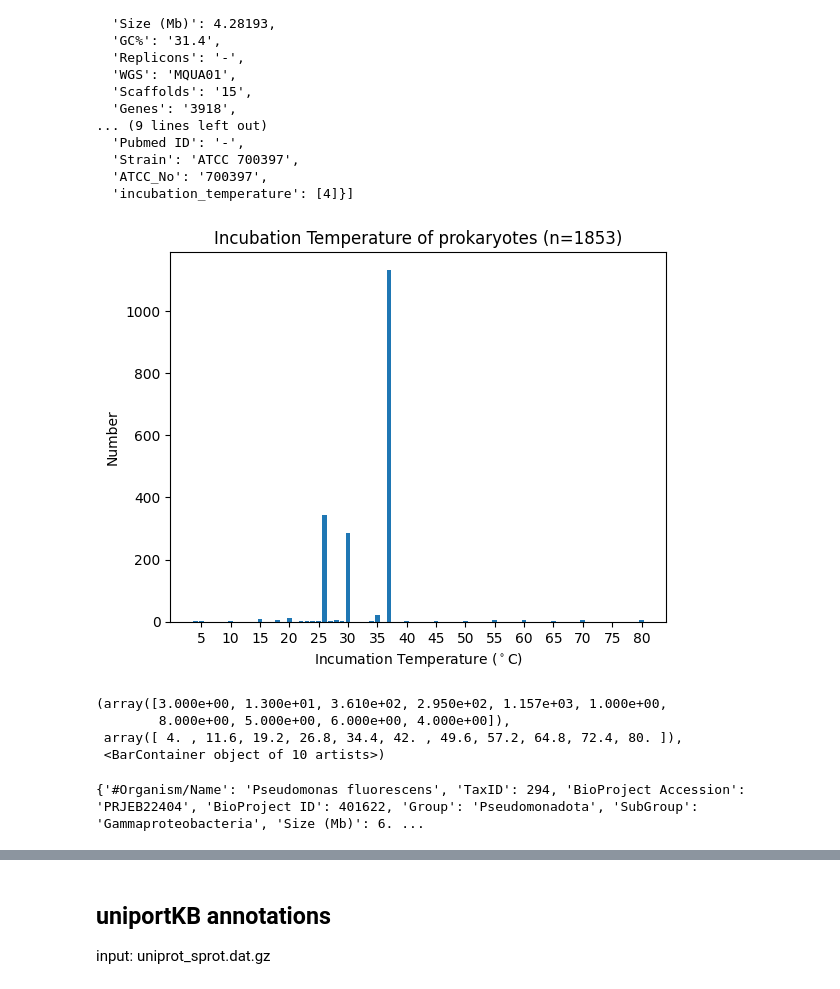
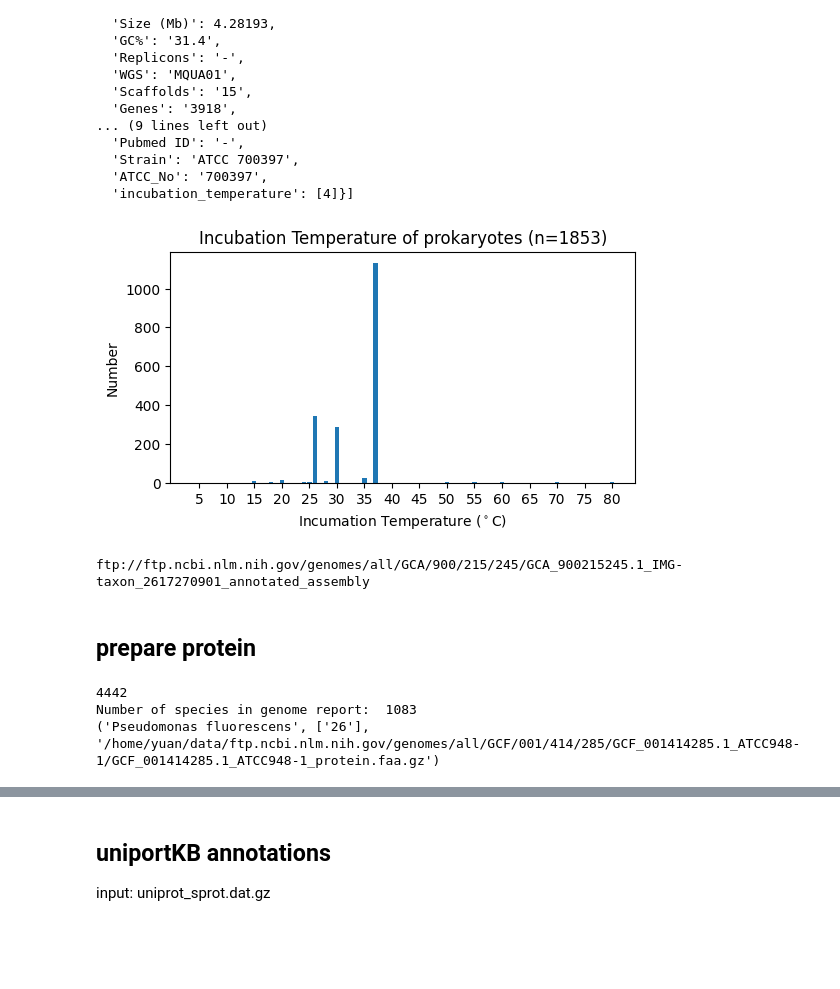
Before and after one commit to Tiezhengyuan/llm_enzyme, a Jupyter notebook: prepare_data.ipynb, the cells around one changed output, grey strips where cells are left out. Drawn from its saved outputs; the diff is of its cells as text; code cells hidden in the pictures; blank space fills up the shorter version.

```diff
--- a/prepare_data.ipynb
+++ b/prepare_data.ipynb
@@ -22,8 +21,6 @@ data/genome_report.joson -> data/temperature_mask
 client = ProcessData()
 # %%
 # retrieve genome report from 'data/prokaryotes.txt'
-client.genome_report('data/prokaryotes.txt')
-# retrieve data from ATCC
-data = client.retrieve_atcc()
+meta_data = client.genome_report('data/prokaryotes.txt')
 # %% [output]
 Number of genome: 2221
@@ -92,29 +78,33 @@ temp2
   'ATCC_No': '700397',
   'incubation_temperature': [4]}]
 # %%
+plt.figure(figsize=(6,3))
 plt.bar(list(temp2), temp2.values())
 plt.title(f"Incubation Temperature of prokaryotes (n={len(temp)})")
 plt.xlabel("Incumation Temperature ($^\circ$C)")
 plt.ylabel("Number")
 plt.xticks(range(5,81,5))
 plt.show()
-ax
 # %% [output]
-[figure, old version]
+[figure, new version]
-(array([3.000e+00, 1.300e+01, 3.610e+02, 2.950e+02, 1.157e+03, 1.000e+00,
-        8.000e+00, 5.000e+00, 6.000e+00, 4.000e+00]),
- array([ 4. , 11.6, 19.2, 26.8, 34.4, 42. , 49.6, 57.2, 64.8, 72.4, 80. ]),
- <BarContainer object of 10 artists>)
 # %%
 for item in data:
     print(item['FTP Path'])
     break
 # %% [output]
-{'#Organism/Name': 'Pseudomonas fluorescens', 'TaxID': 294, 'BioProject Accession': 'PRJEB22404', 'BioProject ID': 401622, 'Group': 'Pseudomonadota', 'SubGroup': 'Gammaproteobacteria', 'Size (Mb)': 6. ...
+ftp://ftp.ncbi.nlm.nih.gov/genomes/all/GCA/900/215/245/GCA_900215245.1_IMG-taxon_2617270901_annotated_assembly
+# %% [markdown]
+## prepare protein
 # %%
 # prepare protein ~ temperature data
 client = ProcessData()
 aa_meta = client.get_meta()
+print('Number of species in genome report: ', len(aa_meta))
+print(aa_meta['Pseudomonas fluorescens'])
+# %% [output]
+4442
+Number of species in genome report:  1083
+('Pseudomonas fluorescens', ['26'], '/home/yuan/data/ftp.ncbi.nlm.nih.gov/genomes/all/GCF/001/414/285/GCF_001414285.1_ATCC948-1/GCF_001414285.1_ATCC948-1_protein.faa.gz')
 # %%
 client.prepare_aa(aa_meta)
 # %% [output]
```
Also changed, not shown: parts of 8 cells of this notebook, 5 other files.
